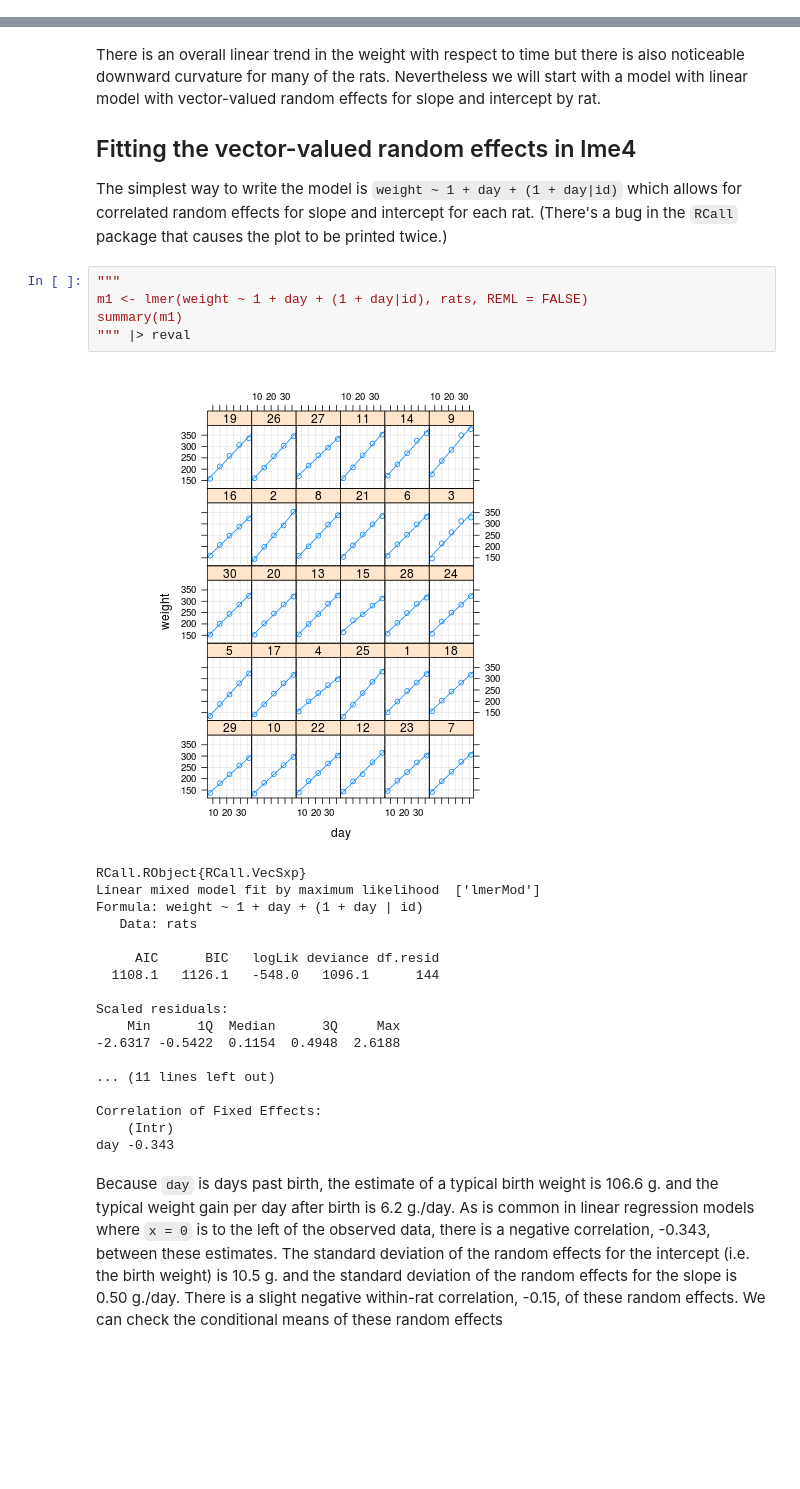
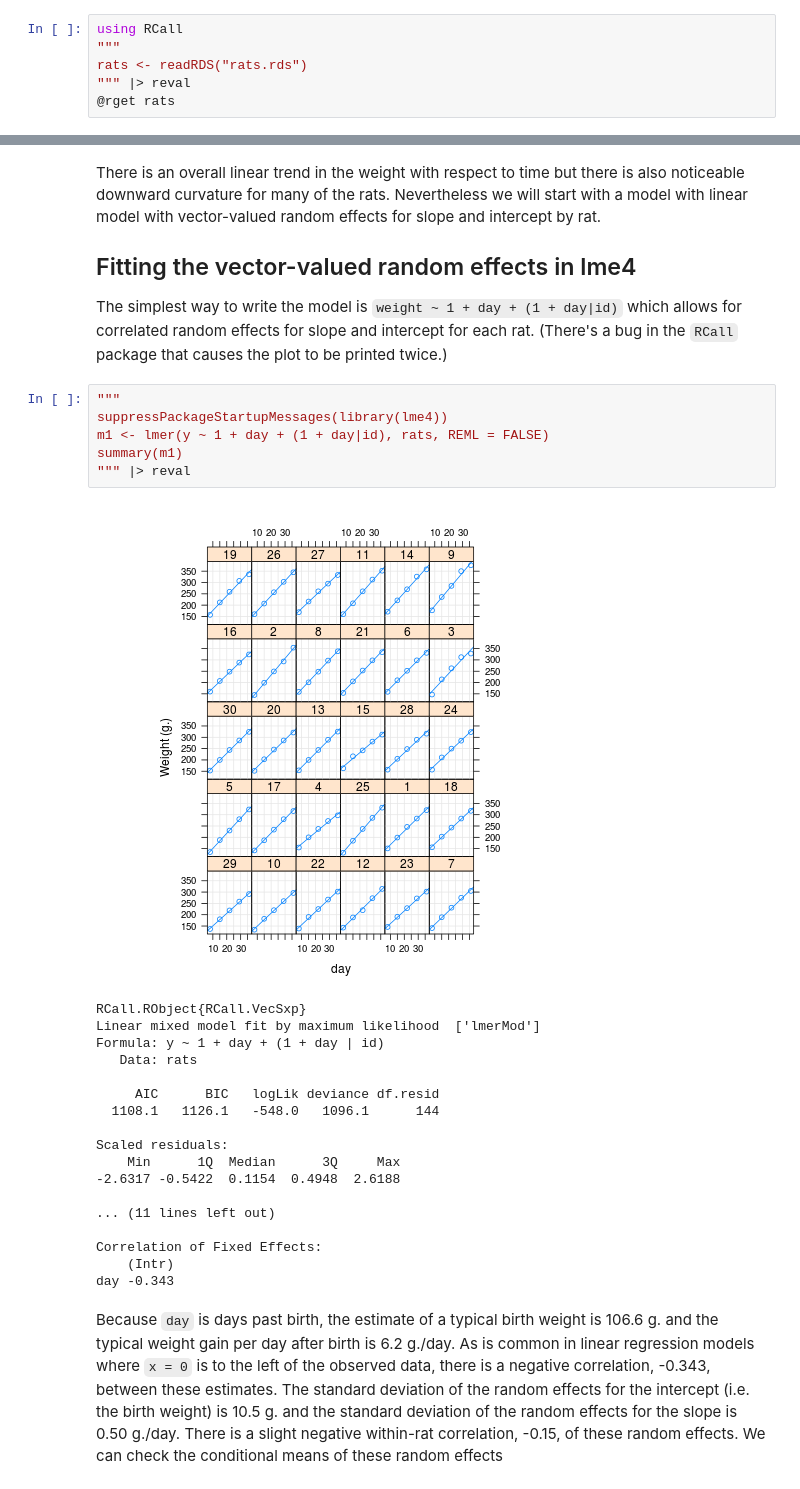
Before and after one commit to dmbates/JuliaWorkshop, a Jupyter notebook: RatWeights.ipynb, the cells around one changed output, grey strips where cells are left out. Cells and saved outputs as stored; diff of their text form; blank space fills up the shorter version.

```diff
--- a/RatWeights.ipynb
+++ b/RatWeights.ipynb
@@ -34,0 +5,6 @@ At this point we do something radical and plot the data.  I have never seen a da
+# %%
+using RCall
+"""
+rats <- readRDS("rats.rds")
+""" |> reval
+@rget rats
@@ -47,14 +47,15 @@ There is an overall linear trend in the weight with respect to time but there is
 The simplest way to write the model is `weight ~ 1 + day + (1 + day|id)` which allows for correlated random effects for slope and intercept for each rat.  (There's a bug in the `RCall` package that causes the plot to be printed twice.)
 # %%
 """
-m1 <- lmer(weight ~ 1 + day + (1 + day|id), rats, REML = FALSE)
+suppressPackageStartupMessages(library(lme4))
+m1 <- lmer(y ~ 1 + day + (1 + day|id), rats, REML = FALSE)
 summary(m1)
 """ |> reval
 # %% [output]
-[figure, old version]
+[figure, new version]
 RCall.RObject{RCall.VecSxp}
 Linear mixed model fit by maximum likelihood  ['lmerMod']
-Formula: weight ~ 1 + day + (1 + day | id)
+Formula: y ~ 1 + day + (1 + day | id)
    Data: rats
 
      AIC      BIC   logLik deviance df.resid
```
Also changed, not shown: parts of 24 cells of this notebook, 2 other files.
